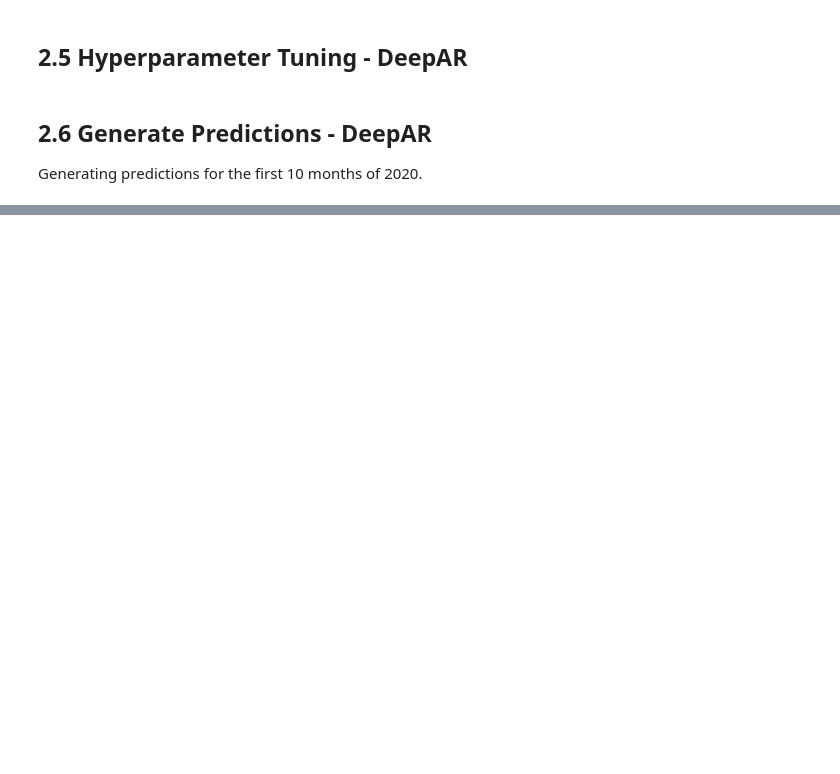
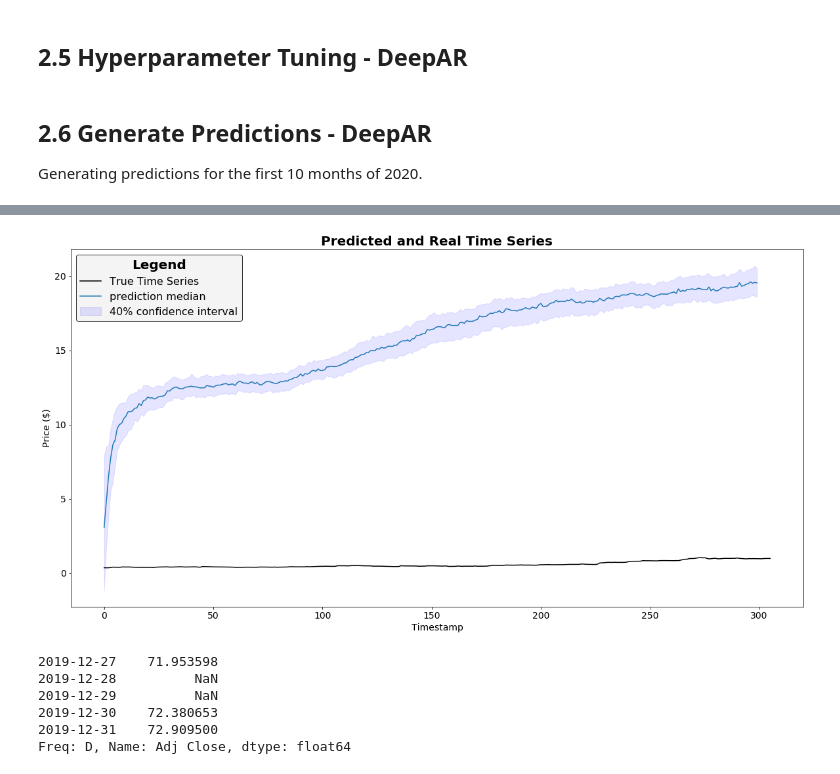
Before and after one commit to radroid/stock-price-predictor, a Jupyter notebook: 3_Model_Train_Test.ipynb, the cells around one changed output, grey strips where cells are left out. Cells and saved outputs as stored; diff of their text form; code cells hidden in the pictures; blank space fills up the shorter version.

```diff
--- a/3_Model_Train_Test.ipynb
+++ b/3_Model_Train_Test.ipynb
@@ -699,3 +741,45 @@ display_results(prediction_2020, test_ts_2020)
+# %%
+fig, ax = plt.subplots(figsize=(20, 10))
+start = datetime.datetime(2004,3,1)
+
+true_ts = test_ts_2020[0]
+pred_ts = prediction_2020[0]
+
+true_ts = test_ts_list[0].interpolate().dropna()[start:]
+true_ts = pd.Series(true_ts.values)
+
+true_ts.plot(color='black', ax=ax,
+             label='True Time Series')
+
+ax.set_title('Predicted and Real Time Series',
+             fontdict={'size': 20, 'weight': 'bold'})
+ax.set_xlabel('Timestamp', fontdict={"size": 14})
+ax.set_ylabel('Price ($)', fontdict={"size": 14})
+p30 = pred_ts['0.3']
+p70 = pred_ts['0.7']
+# fill the 40% confidence interval
+ax.fill_between(p30.index, p30, p70, color='blue', alpha=0.1, label='40% confidence interval')
+# plot the median prediction line
+pred_ts['0.5'].plot(label='prediction median',
+                    ax=ax)
+#         plt.legend(loc='best')
+leg = ax.legend(fontsize=16, frameon=True)
+leg.get_frame().set_color('#F2F2F2')
+leg.get_frame().set_edgecolor('black')
+leg.set_title("Legend", prop={"size": 20, "weight": 'bold'})
+plt.xticks(fontsize=14)
+plt.yticks(fontsize=14);
+# %% [output]
+[figure, added]
+# %%
+test_ts_list[-1].tail()
+# %% [output]
+2019-12-27    71.953598
+2019-12-28          NaN
+2019-12-29          NaN
+2019-12-30    72.380653
+2019-12-31    72.909500
+Freq: D, Name: Adj Close, dtype: float64
 # %%
 predictor.delete_endpoint()
 # %%
```
Also changed, not shown: parts of 19 cells of this notebook, 3 other files.
